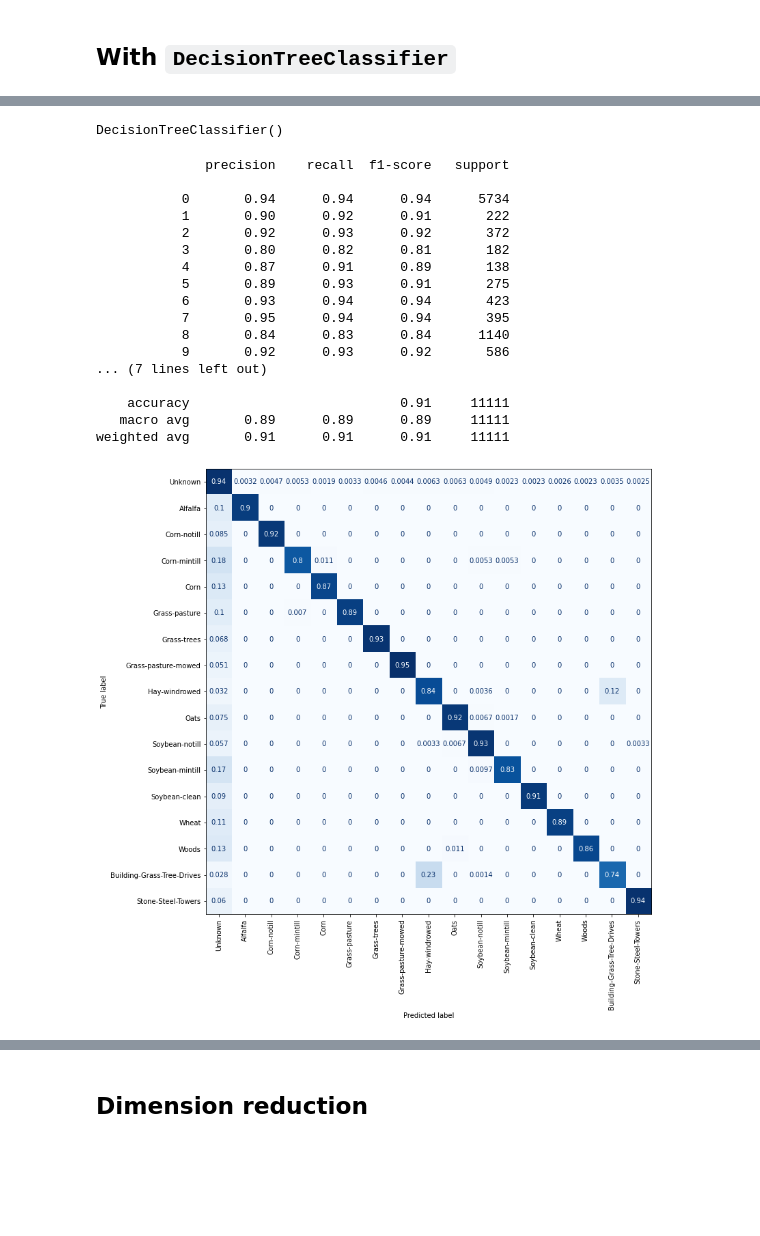
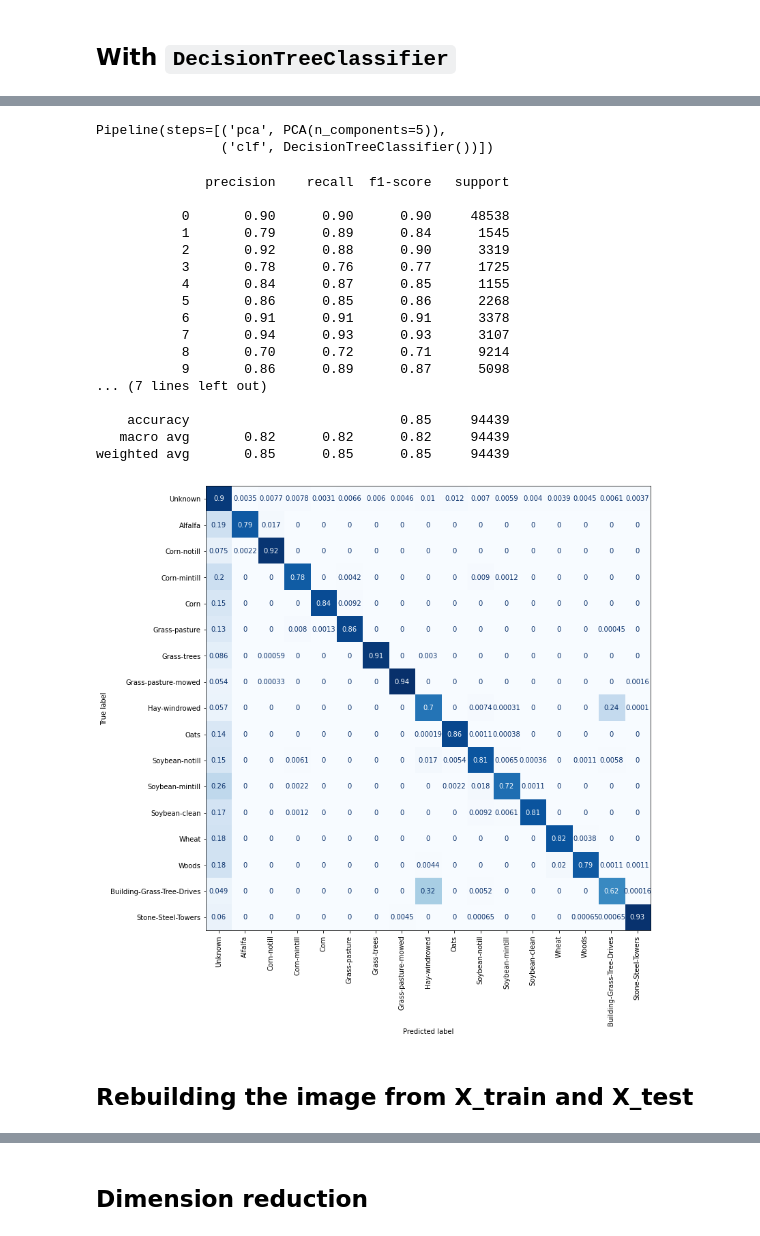
Before and after one commit to elrandar/hyper-spectral-fields, a Jupyter notebook: iml_notebook.ipynb, the cells around one changed output, grey strips where cells are left out. Saved outputs shown, nothing was run; the diff lists cells and outputs as text; code cells hidden in the pictures; blank space fills up the shorter version.

```diff
--- a/iml_notebook.ipynb
+++ b/iml_notebook.ipynb
@@ -105,7 +190,13 @@ X_train.shape
-# %%
-from sklearn.tree import DecisionTreeClassifier
-clf = DecisionTreeClassifier()
-clf.fit(X_train, y_train)
-# %% [output]
-DecisionTreeClassifier()
+# %%
+from sklearn.tree import DecisionTreeClassifier
+from sklearn.svm import SVC, LinearSVC
+from sklearn.pipeline import Pipeline
+
+pipe = Pipeline(steps=[('pca', sklearn.decomposition.PCA(n_components=5)),
+                       ('clf', DecisionTreeClassifier())])
+# %%
+pipe.fit(X_train, y_train)
+# %% [output]
+Pipeline(steps=[('pca', PCA(n_components=5)),
+                ('clf', DecisionTreeClassifier())])
 # %%
@@ -113,28 +204,28 @@ from sklearn.metrics import plot_confusion_matrix, classification_report
-# %%
-X_test = pca.transform(X_test)[:,:nb_comp]
 # %%
 fig, ax = plt.subplots(figsize=(12,12))
-plot_confusion_matrix(clf, X_test, y_test, ax=ax, display_labels=labels,
+plot_confusion_matrix(pipe, X_test, y_test, ax=ax, display_labels=labels,
                       xticks_rotation="vertical",normalize="true",
                      colorbar=False, cmap="Blues")
-y_predicted = clf.predict(X_test)
+y_predicted = pipe.predict(X_test)
 print(classification_report(y_predicted, y_test))
 # %% [output]
               precision    recall  f1-score   support
 
-           0       0.94      0.94      0.94      5734
-           1       0.90      0.92      0.91       222
-           2       0.92      0.93      0.92       372
-           3       0.80      0.82      0.81       182
-           4       0.87      0.91      0.89       138
-           5       0.89      0.93      0.91       275
-           6       0.93      0.94      0.94       423
-           7       0.95      0.94      0.94       395
-           8       0.84      0.83      0.84      1140
-           9       0.92      0.93      0.92       586
+           0       0.90      0.90      0.90     48538
+           1       0.79      0.89      0.84      1545
+           2       0.92      0.88      0.90      3319
+           3       0.78      0.76      0.77      1725
+           4       0.84      0.87      0.85      1155
+           5       0.86      0.85      0.86      2268
+           6       0.91      0.91      0.91      3378
+           7       0.94      0.93      0.93      3107
+           8       0.70      0.72      0.71      9214
+           9       0.86      0.89      0.87      5098
 ... (7 lines left out)
 
-    accuracy                           0.91     11111
-   macro avg       0.89      0.89      0.89     11111
-weighted avg       0.91      0.91      0.91     11111
+    accuracy                           0.85     94439
+   macro avg       0.82      0.82      0.82     94439
+weighted avg       0.85      0.85      0.85     94439
-[figure, old version]
+[figure, new version]
+# %% [markdown]
+## Rebuilding the image from X_train and X_test
```
Also changed, not shown: parts of 40 cells of this notebook.
